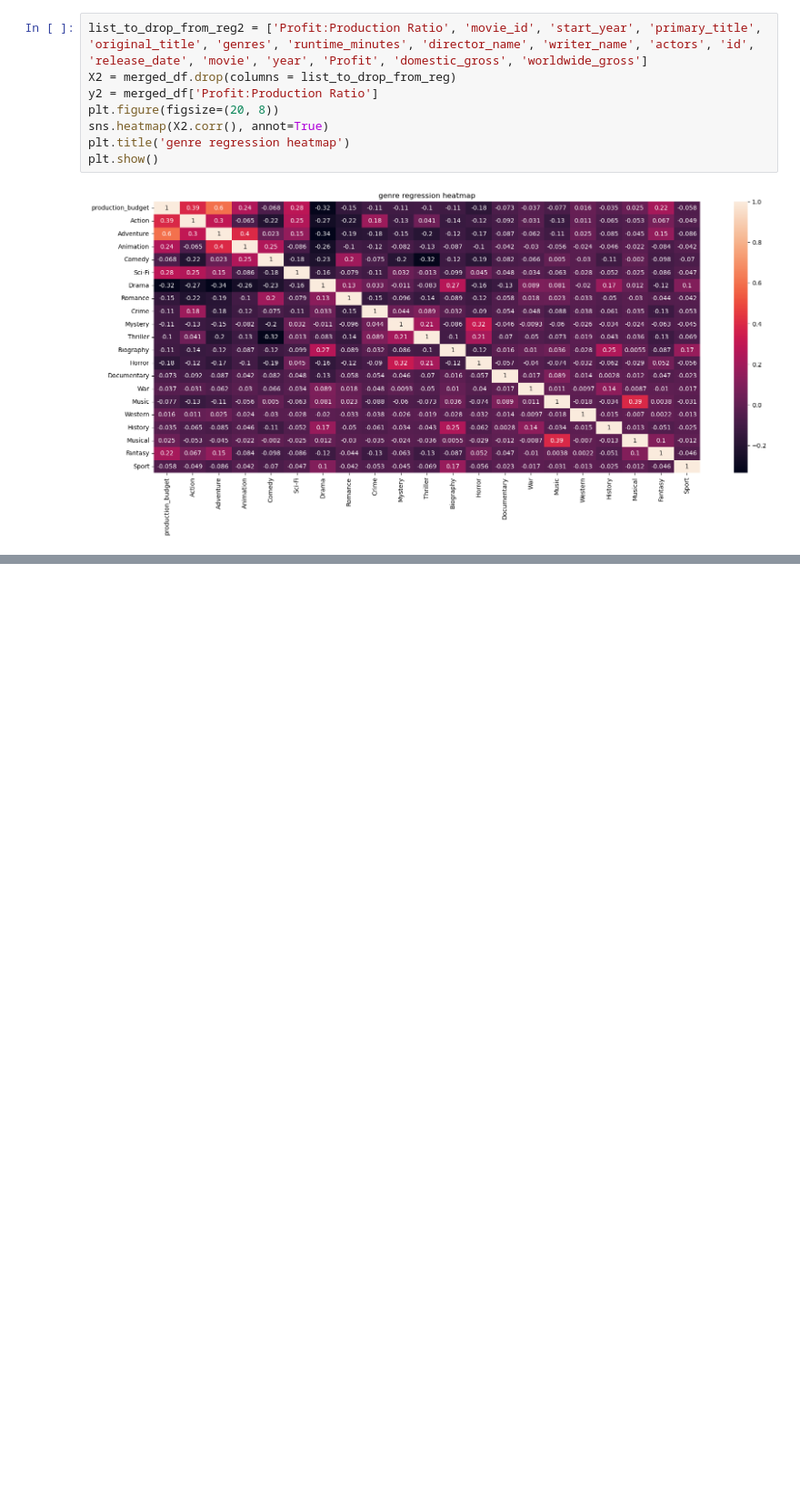
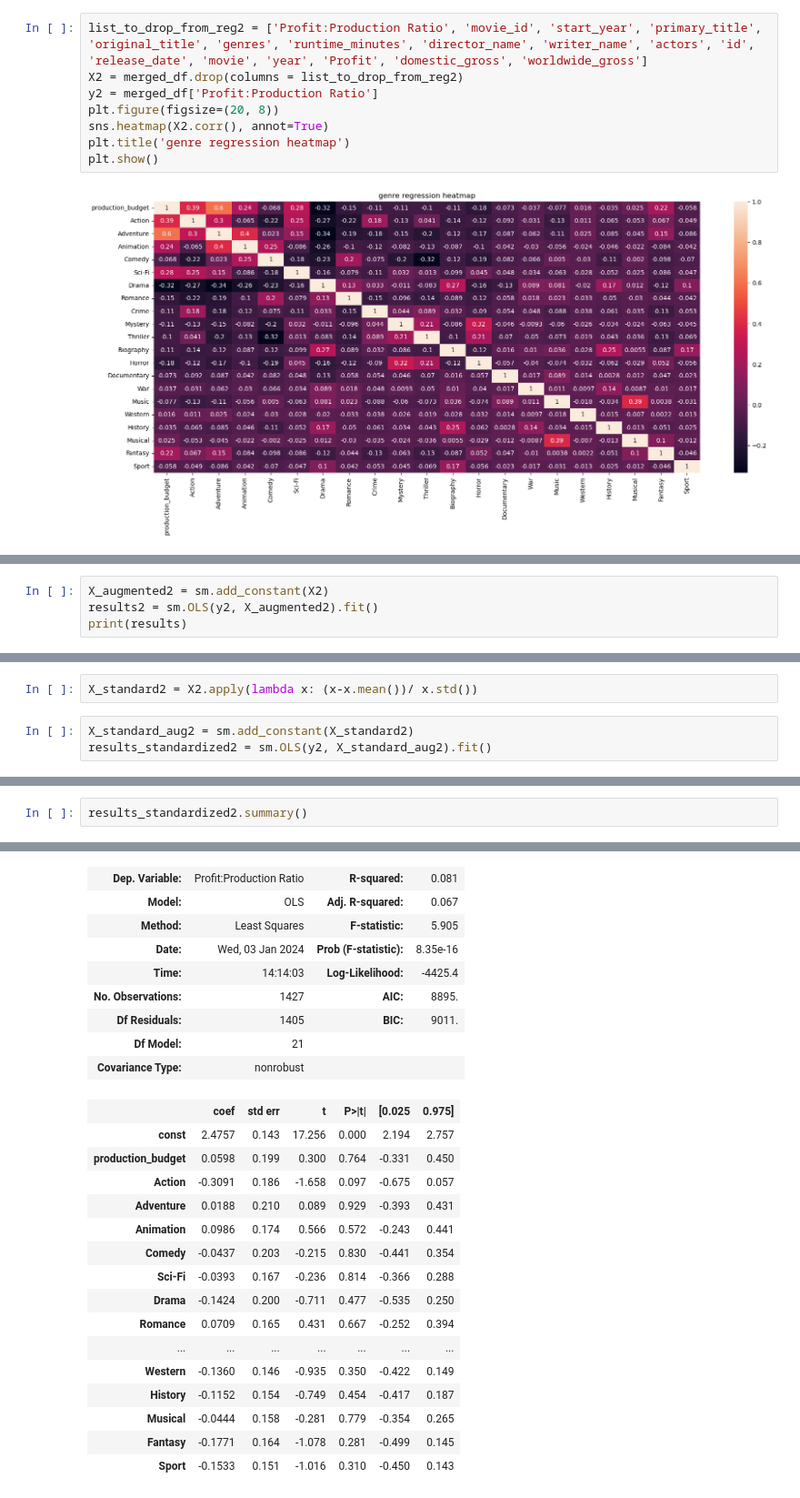
Before and after one commit to Keys2610/dsc-phase-2-project-v3, a Jupyter notebook: Noahworkspace.ipynb, the cells around one changed output, grey strips where cells are left out. Shown at 91% size. Cells and saved outputs as stored; diff of their text form; blank space fills up the shorter version.

Commit message:
added multivariate regression with profit for endogeniety check

```diff
--- a/Noahworkspace.ipynb
+++ b/Noahworkspace.ipynb
@@ -256,7 +258,7 @@ Notes:
 [1] Standard Errors assume that the covariance matrix of the errors is correctly specified.
 # %%
 list_to_drop_from_reg2 = ['Profit:Production Ratio', 'movie_id', 'start_year', 'primary_title', 'original_title', 'genres', 'runtime_minutes', 'director_name', 'writer_name', 'actors', 'id', 'release_date', 'movie', 'year', 'Profit', 'domestic_gross', 'worldwide_gross']
-X2 = merged_df.drop(columns = list_to_drop_from_reg)
+X2 = merged_df.drop(columns = list_to_drop_from_reg2)
 y2 = merged_df['Profit:Production Ratio']
 plt.figure(figsize=(20, 8))
 sns.heatmap(X2.corr(), annot=True)
@@ -271,2 +273,6 @@ heatmap2.set_title('lower triangular genre heatmap', fontdict={'fontsize':18}, p
 # %% [output]
 [figure]
+# %%
+X_augmented2 = sm.add_constant(X2)
+results2 = sm.OLS(y2, X_augmented2).fit()
+print(results)
@@ -272,0 +281,5 @@ heatmap2.set_title('lower triangular genre heatmap', fontdict={'fontsize':18}, p
+# %%
+X_standard2 = X2.apply(lambda x: (x-x.mean())/ x.std())
+# %%
+X_standard_aug2 = sm.add_constant(X_standard2)
+results_standardized2 = sm.OLS(y2, X_standard_aug2).fit()
@@ -272,0 +307,3 @@ heatmap2.set_title('lower triangular genre heatmap', fontdict={'fontsize':18}, p
+# %%
+results_standardized2.summary()
+# %% [output]
@@ -272,0 +311,25 @@ heatmap2.set_title('lower triangular genre heatmap', fontdict={'fontsize':18}, p
+| Dep. Variable: | Profit:Production Ratio | R-squared: | 0.081 |
+| Model: | OLS | Adj. R-squared: | 0.067 |
+| Method: | Least Squares | F-statistic: | 5.905 |
+| Date: | Wed, 03 Jan 2024 | Prob (F-statistic): | 8.35e-16 |
+| Time: | 14:14:03 | Log-Likelihood: | -4425.4 |
+| No. Observations: | 1427 | AIC: | 8895. |
+| Df Residuals: | 1405 | BIC: | 9011. |
+| Df Model: | 21 |  |  |
+| Covariance Type: | nonrobust |  |  |
+|  | coef | std err | t | P>|t| | [0.025 | 0.975] |
+| const | 2.4757 | 0.143 | 17.256 | 0.000 | 2.194 | 2.757 |
+| production_budget | 0.0598 | 0.199 | 0.300 | 0.764 | -0.331 | 0.450 |
+| Action | -0.3091 | 0.186 | -1.658 | 0.097 | -0.675 | 0.057 |
+| Adventure | 0.0188 | 0.210 | 0.089 | 0.929 | -0.393 | 0.431 |
+| Animation | 0.0986 | 0.174 | 0.566 | 0.572 | -0.243 | 0.441 |
+| Comedy | -0.0437 | 0.203 | -0.215 | 0.830 | -0.441 | 0.354 |
+| Sci-Fi | -0.0393 | 0.167 | -0.236 | 0.814 | -0.366 | 0.288 |
+| Drama | -0.1424 | 0.200 | -0.711 | 0.477 | -0.535 | 0.250 |
+| Romance | 0.0709 | 0.165 | 0.431 | 0.667 | -0.252 | 0.394 |
+| ... | ... | ... | ... | ... | ... | ... |
+| Western | -0.1360 | 0.146 | -0.935 | 0.350 | -0.422 | 0.149 |
+| History | -0.1152 | 0.154 | -0.749 | 0.454 | -0.417 | 0.187 |
+| Musical | -0.0444 | 0.158 | -0.281 | 0.779 | -0.354 | 0.265 |
+| Fantasy | -0.1771 | 0.164 | -1.078 | 0.281 | -0.499 | 0.145 |
+| Sport | -0.1533 | 0.151 | -1.016 | 0.310 | -0.450 | 0.143 |
```
Also changed, not shown: parts of 7 cells of this notebook.
